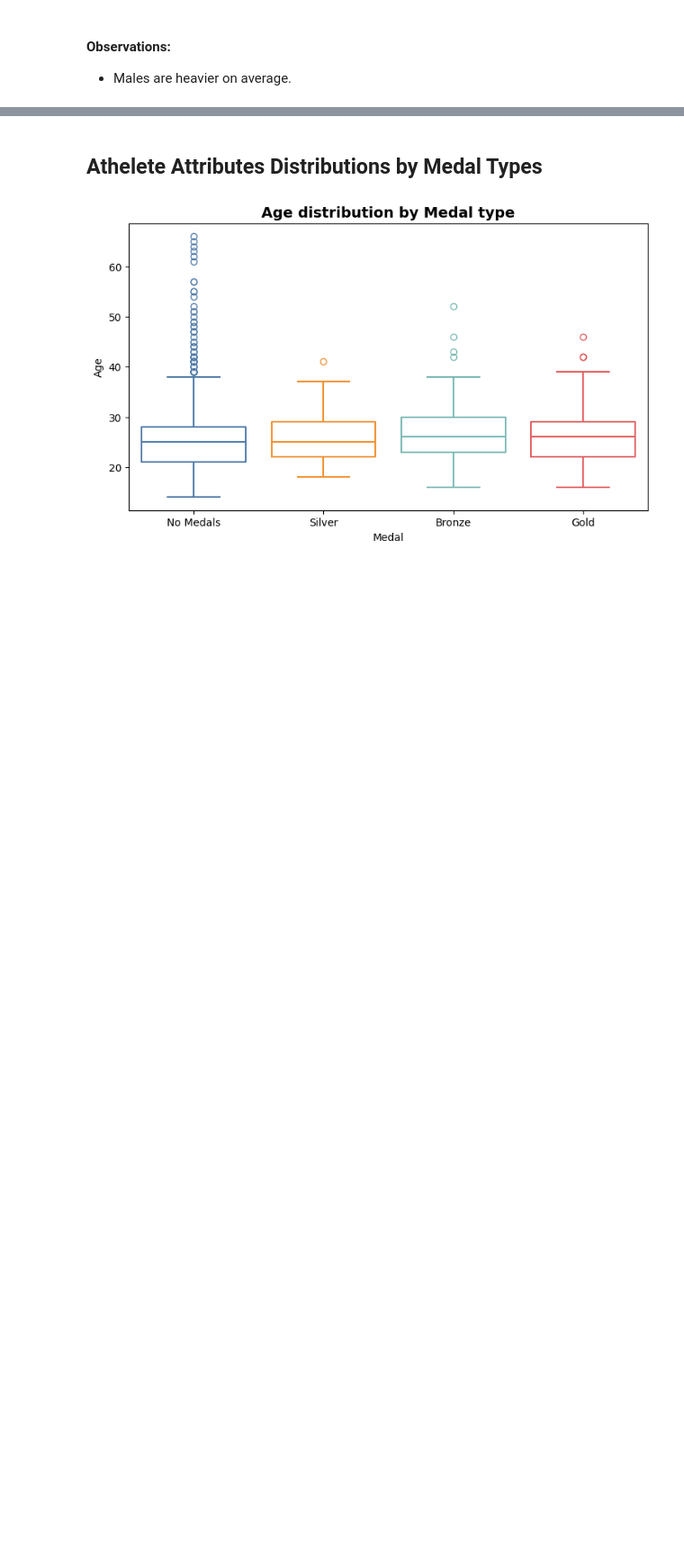
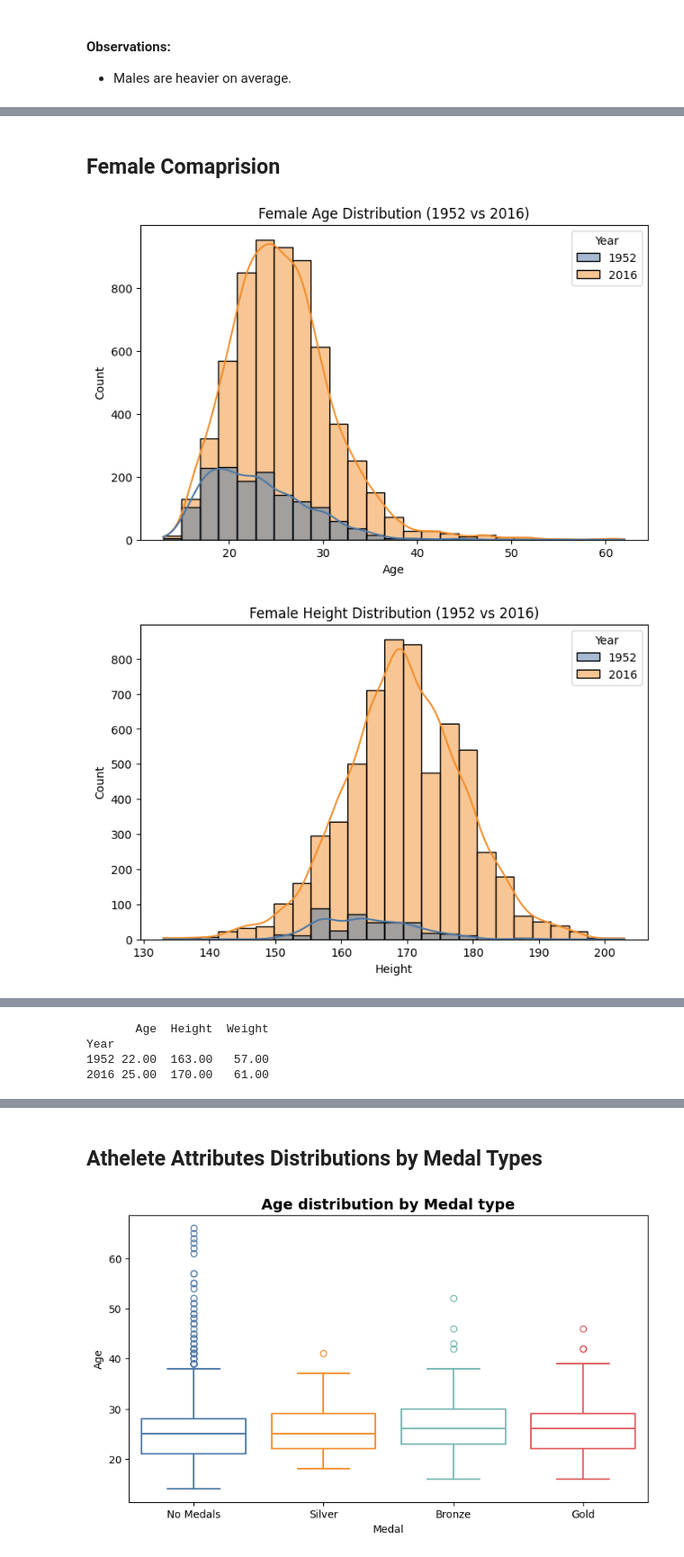
Before and after one commit to xnuv1/GA-EDA-Project, a Jupyter notebook: Code/Code.ipynb, the cells around one changed output, grey strips where cells are left out. Shown at 90% size. Cells and saved outputs as stored; diff of their text form; code cells hidden in the pictures; blank space fills up the shorter version.

```diff
--- a/Code/Code.ipynb
+++ b/Code/Code.ipynb
@@ -317,0 +352,18 @@ plt.show()
+# %% [markdown]
+## Female Comaprision
+# %%
+# Compare Female Demographic between 1952 and 2016
+
+female_compare = olympics_df[
+    (olympics_df['Year'].isin([1952, 2016])) &
+    (olympics_df['Season'] == "Summer") &
+    (olympics_df['Sex'] == "Female")
+]
+for demo in ['Age','Height','Weight']:
+    plt.figure(figsize=(8,5))
+    sns.histplot(data=female_compare, x=demo, hue='Year', kde=True, bins=25, palette=tableau_colors)
+    plt.title(f"Female {demo} Distribution (1952 vs 2016)")
+    plt.show()
+# %% [output]
+[figure, added]
+[figure, added]
@@ -317,0 +371,8 @@ plt.show()
+# %%
+female_summary = female_compare.groupby('Year')[['Age','Height','Weight']].median()
+print(female_summary)
+# %% [output]
+       Age  Height  Weight
+Year
+1952 22.00  163.00   57.00
+2016 25.00  170.00   61.00
```
Also changed, not shown: parts of 38 cells of this notebook.
